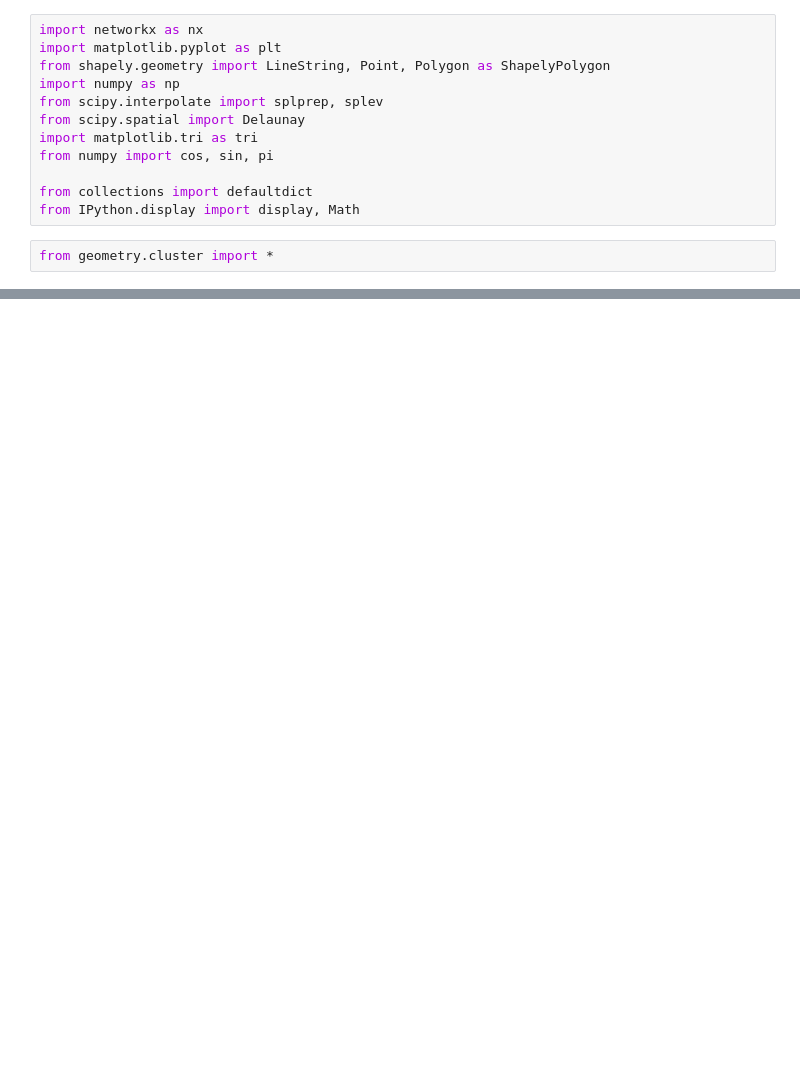
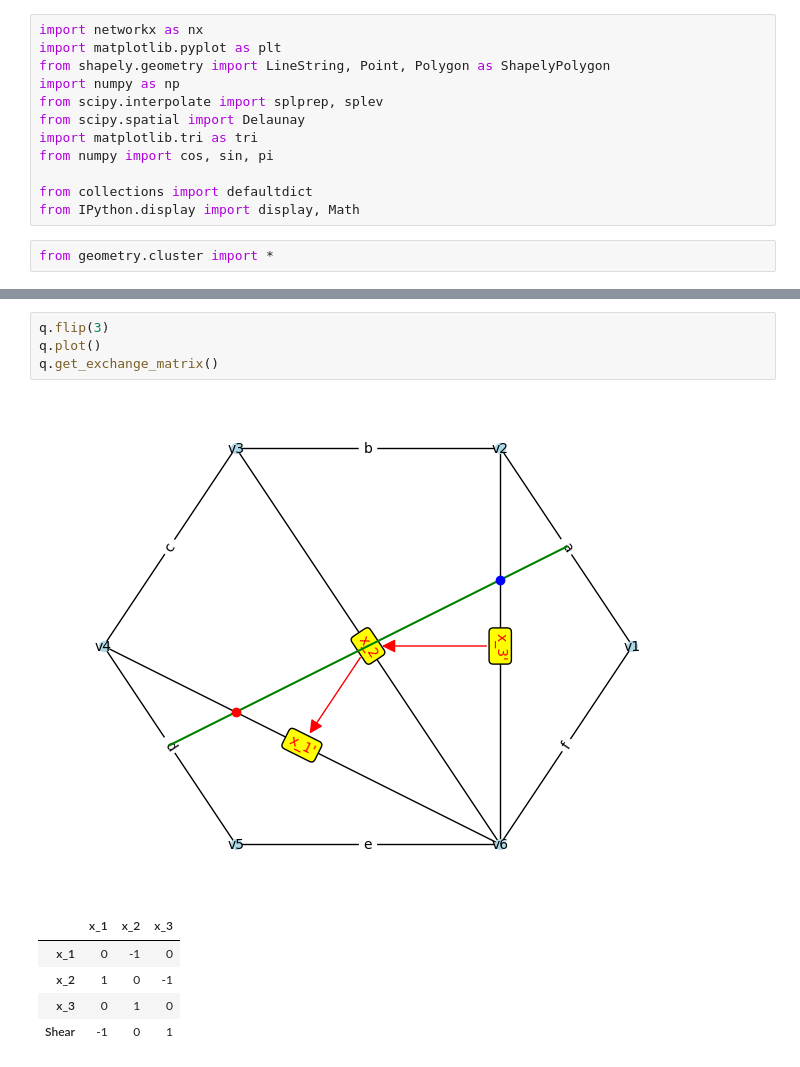
Before and after one commit to eunsung-lim/cluster-algebra, a Jupyter notebook: test.ipynb, the cells around one changed output, grey strips where cells are left out. Cells and saved outputs as stored; diff of their text form; blank space fills up the shorter version.

```diff
--- a/test.ipynb
+++ b/test.ipynb
@@ -74 +91,12 @@ q.plot(
+# %%
+q.flip(3)
+q.plot()
+q.get_exchange_matrix()
+# %% [output]
+[figure, added]
+|  | x_1 | x_2 | x_3 |
+| x_1 | 0 | -1 | 0 |
+| x_2 | 1 | 0 | -1 |
+| x_3 | 0 | 1 | 0 |
+| Shear | -1 | 0 | 1 |
 # %%
```
Also changed, not shown: parts of 5 cells of this notebook, 1 other file.
